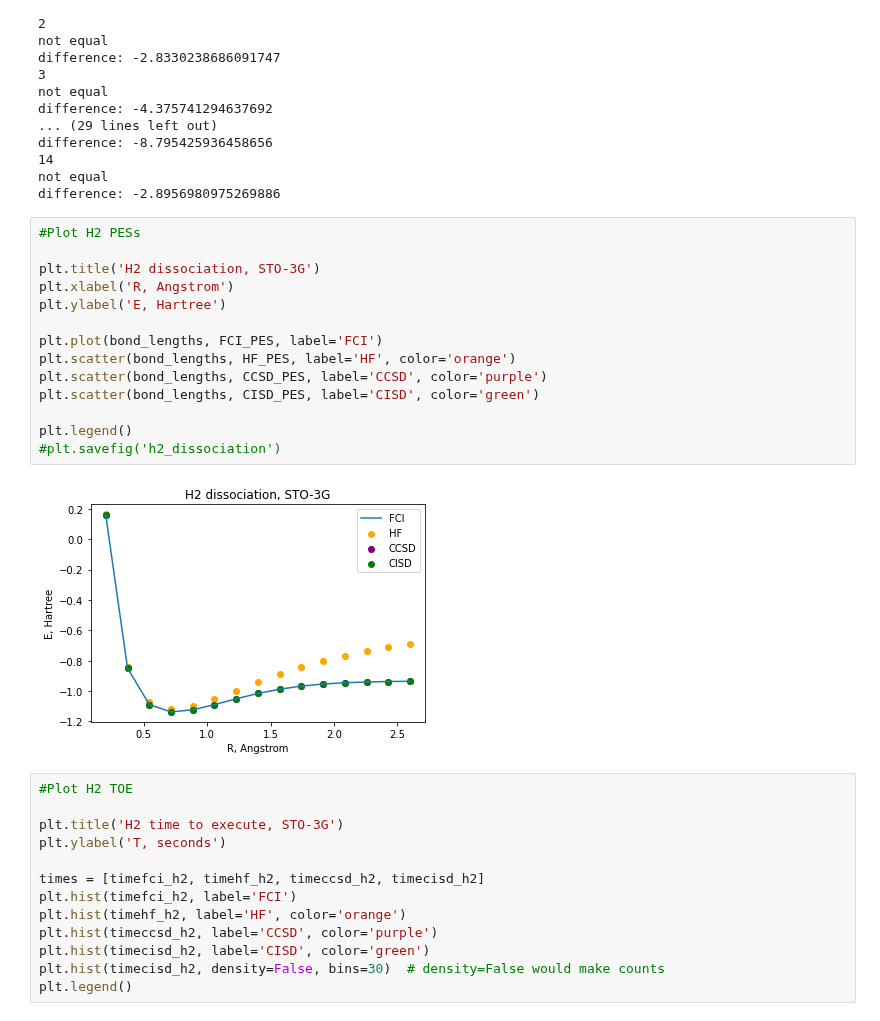
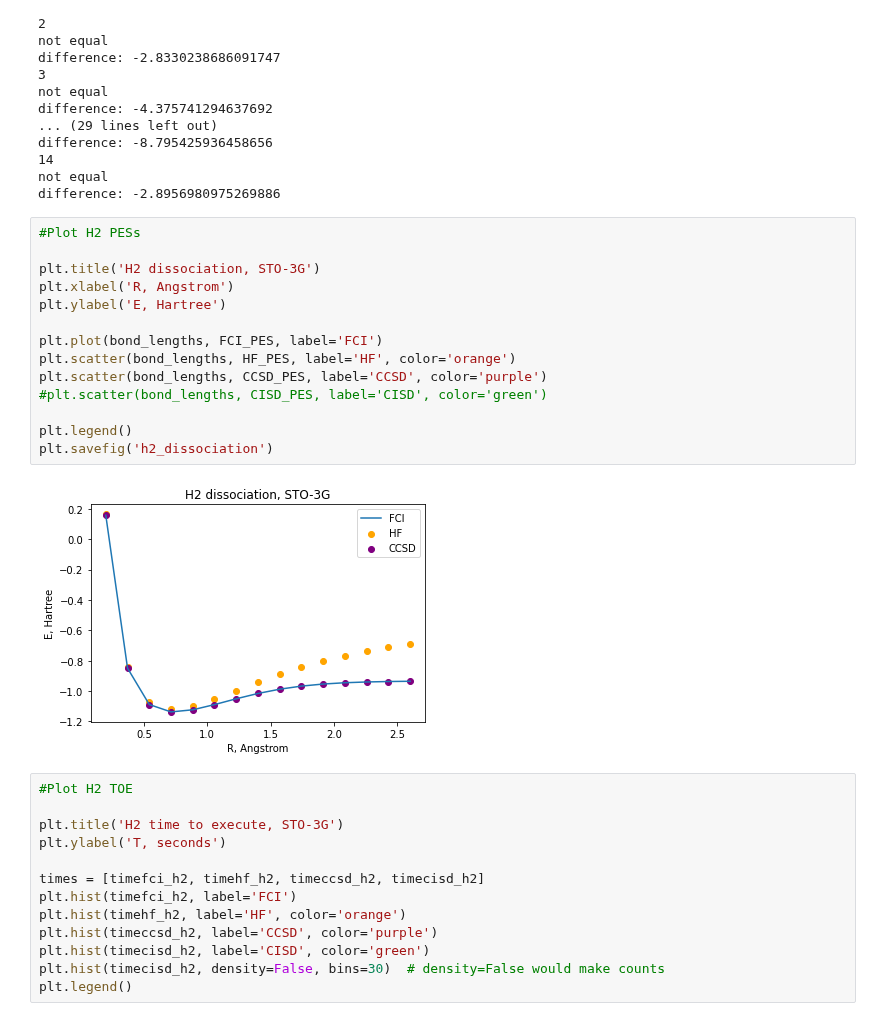
Before and after one commit to CDL-Quantum/CohortProject_2021, a Jupyter notebook: Week3_VQE/S1_Classical_Methods.ipynb, the cells around one changed output. Saved outputs shown, nothing was run; the diff lists cells and outputs as text.

Commit message:
changed graphs

```diff
--- a/Week3_VQE/S1_Classical_Methods.ipynb
+++ b/Week3_VQE/S1_Classical_Methods.ipynb
@@ -231,19 +231,19 @@ difference: -2.8956980975269886
 # %%
 #Plot H2 PESs
 
 plt.title('H2 dissociation, STO-3G')
 plt.xlabel('R, Angstrom')
 plt.ylabel('E, Hartree')
 
 plt.plot(bond_lengths, FCI_PES, label='FCI')
 plt.scatter(bond_lengths, HF_PES, label='HF', color='orange')
 plt.scatter(bond_lengths, CCSD_PES, label='CCSD', color='purple')
-plt.scatter(bond_lengths, CISD_PES, label='CISD', color='green')
+#plt.scatter(bond_lengths, CISD_PES, label='CISD', color='green')
 
 plt.legend()
-#plt.savefig('h2_dissociation')
+plt.savefig('h2_dissociation')
 # %% [output]
-[figure, old version]
+[figure, new version]
 # %%
 #Plot H2 TOE
 
```
Also changed, not shown: parts of 3 cells of this notebook, 6 other files.
